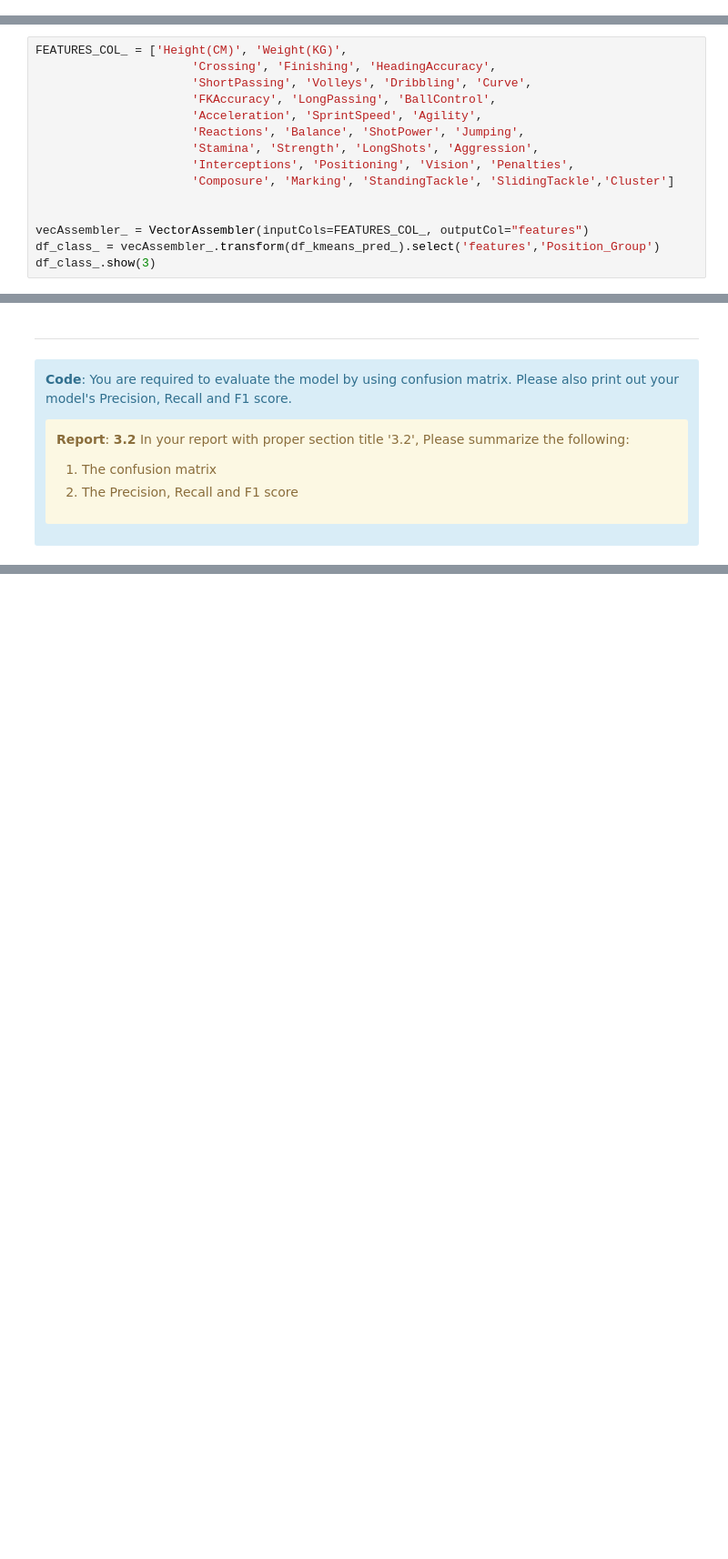
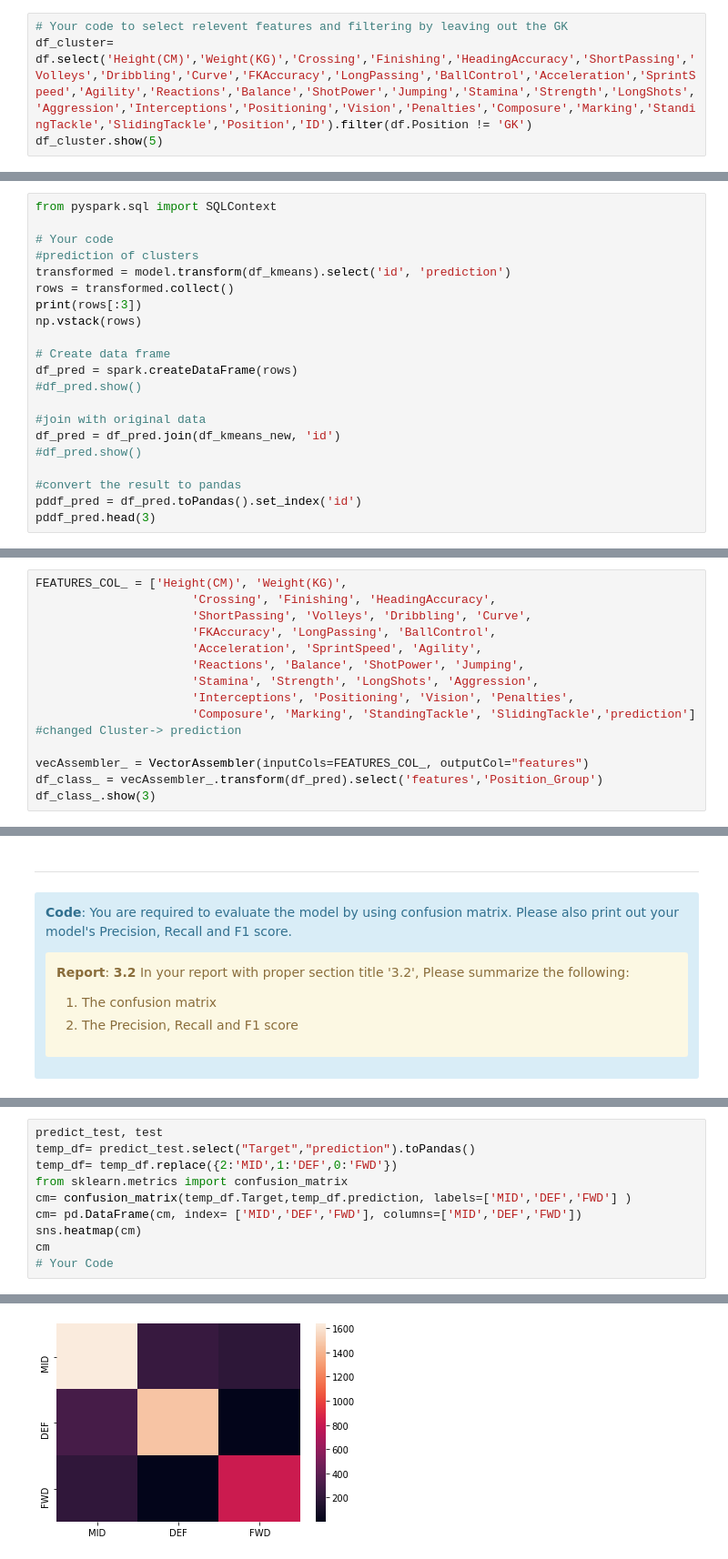
Before and after one commit to urmanml/Portfolio, a Jupyter notebook: PySpark.ipynb, the cells around one changed output, grey strips where cells are left out. Shown at 91% size. Drawn from its saved outputs; the diff is of its cells as text; blank space fills up the shorter version.

```diff
--- a/PySpark.ipynb
+++ b/PySpark.ipynb
@@ -247,0 +421,4 @@ SlidingTackle)
+# %%
+# Your code to select relevent features and filtering by leaving out the GK
+df_cluster= df.select('Height(CM)','Weight(KG)','Crossing','Finishing','HeadingAccuracy','ShortPassing','Volleys','Dribbling','Curve','FKAccuracy','LongPassing','BallControl','Acceleration','SprintSpeed','Agility','Reactions','Balance','ShotPower','Jumping','Stamina','Strength','LongShots','Aggression','Interceptions','Positioning','Vision','Penalties','Composure','Marking','StandingTackle','SlidingTackle','Position','ID').filter(df.Position != 'GK')
+df_cluster.show(5)
@@ -354,0 +641,21 @@ from pyspark.sql import SQLContext
+# %%
+from pyspark.sql import SQLContext
+
+# Your code
+#prediction of clusters
+transformed = model.transform(df_kmeans).select('id', 'prediction')
+rows = transformed.collect()
+print(rows[:3])
+np.vstack(rows)
+
+# Create data frame
+df_pred = spark.createDataFrame(rows)
+#df_pred.show()
+
+#join with original data
+df_pred = df_pred.join(df_kmeans_new, 'id')
+#df_pred.show()
+
+#convert the result to pandas
+pddf_pred = df_pred.toPandas().set_index('id')
+pddf_pred.head(3)
@@ -375,9 +736,9 @@ FEATURES_COL_ = ['Height(CM)', 'Weight(KG)',
                       'Reactions', 'Balance', 'ShotPower', 'Jumping',
                       'Stamina', 'Strength', 'LongShots', 'Aggression',
                       'Interceptions', 'Positioning', 'Vision', 'Penalties',
-                      'Composure', 'Marking', 'StandingTackle', 'SlidingTackle','Cluster']
-
+                      'Composure', 'Marking', 'StandingTackle', 'SlidingTackle','prediction']
+#changed Cluster-> prediction
 
 vecAssembler_ = VectorAssembler(inputCols=FEATURES_COL_, outputCol="features")
-df_class_ = vecAssembler_.transform(df_kmeans_pred_).select('features','Position_Group')
+df_class_ = vecAssembler_.transform(df_pred).select('features','Position_Group')
 df_class_.show(3)
@@ -440,0 +853,11 @@ predict_test.select("Target","prediction").show(10)
+# %%
+predict_test, test
+temp_df= predict_test.select("Target","prediction").toPandas()
+temp_df= temp_df.replace({2:'MID',1:'DEF',0:'FWD'})
+from sklearn.metrics import confusion_matrix
+cm= confusion_matrix(temp_df.Target,temp_df.prediction, labels=['MID','DEF','FWD'] )
+cm= pd.DataFrame(cm, index= ['MID','DEF','FWD'], columns=['MID','DEF','FWD'])
+sns.heatmap(cm)
+cm
+# Your Code
+# %% [output]
@@ -440,0 +868 @@ predict_test.select("Target","prediction").show(10)
+[figure, added]
```
Also changed, not shown: parts of 88 cells of this notebook, 1 other file.
